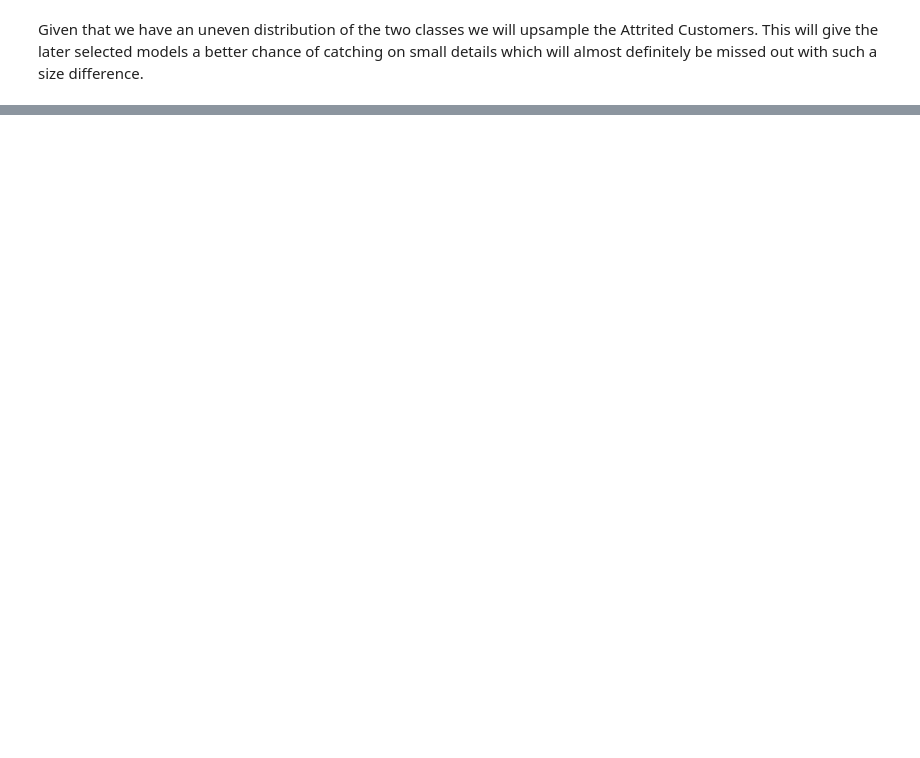
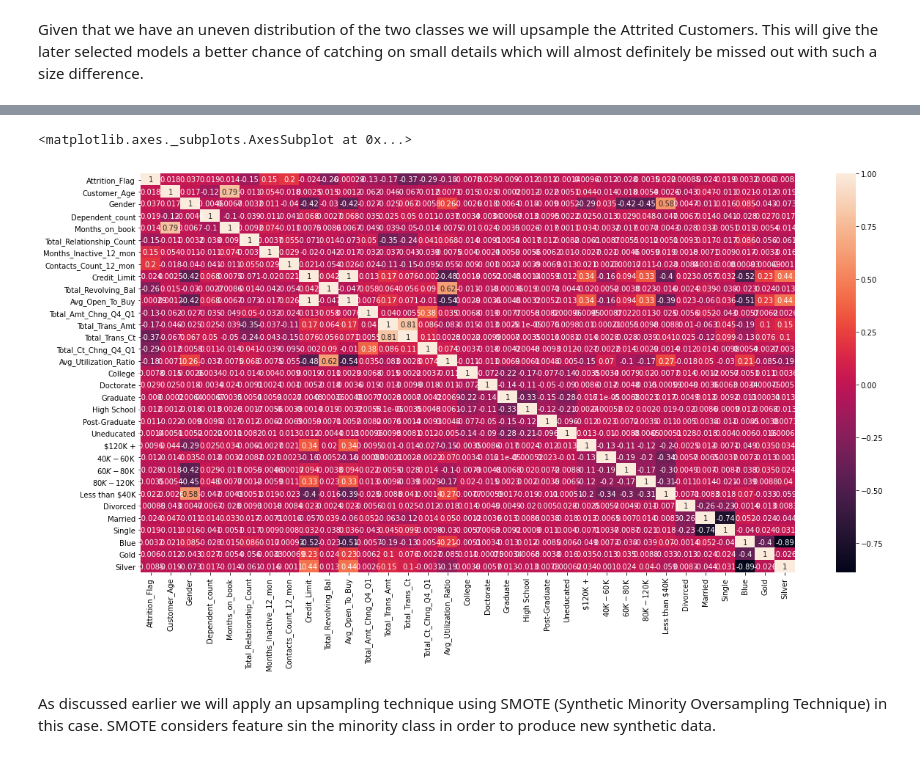
Before and after one commit to tdegamboda/Kaggle_Rough, a Jupyter notebook: Customer_Attrition.ipynb, the cells around one changed output, grey strips where cells are left out. Saved outputs shown, nothing was run; the diff lists cells and outputs as text; code cells hidden in the pictures; blank space fills up the shorter version.

```diff
--- a/Customer_Attrition.ipynb
+++ b/Customer_Attrition.ipynb
@@ -229,0 +266,9 @@ Given that we have an uneven distribution of the two classes we will upsample th
+# %%
+data.Attrition_Flag = data.Attrition_Flag.replace({'Attrited Customer' : 1, 'Existing Customer' : 0})
+data.Gender = data.Gender.replace({'F' : 1, 'M' : 0})
+data = pd.concat([data, pd.get_dummies(data.Education_Level).drop(columns = ['Unknown'])], axis = 1)
+data = pd.concat([data, pd.get_dummies(data.Income_Category).drop(columns = ['Unknown'])], axis = 1)
+data = pd.concat([data, pd.get_dummies(data.Marital_Status).drop(columns = ['Unknown'])], axis = 1)
+data = pd.concat([data, pd.get_dummies(data.Card_Category).drop(columns = ['Platinum'])], axis = 1)
+
+data.drop(columns = ['Education_Level', 'Income_Category', 'Marital_Status', 'Card_Category', 'CLIENTNUM'], inplace = True)
@@ -229,0 +284,8 @@ Given that we have an uneven distribution of the two classes we will upsample th
+# %%
+plt.figure(figsize = (20, 10))
+sns.heatmap(data.corr('pearson'), annot = True)
+# %% [output]
+<matplotlib.axes._subplots.AxesSubplot at 0x...>
+[figure, added]
+# %% [markdown]
+As discussed earlier we will apply an upsampling technique using SMOTE (Synthetic Minority Oversampling Technique) in this case. SMOTE considers feature sin the minority class in order to produce new synthetic data.
```
Also changed, not shown: parts of 25 cells of this notebook.
